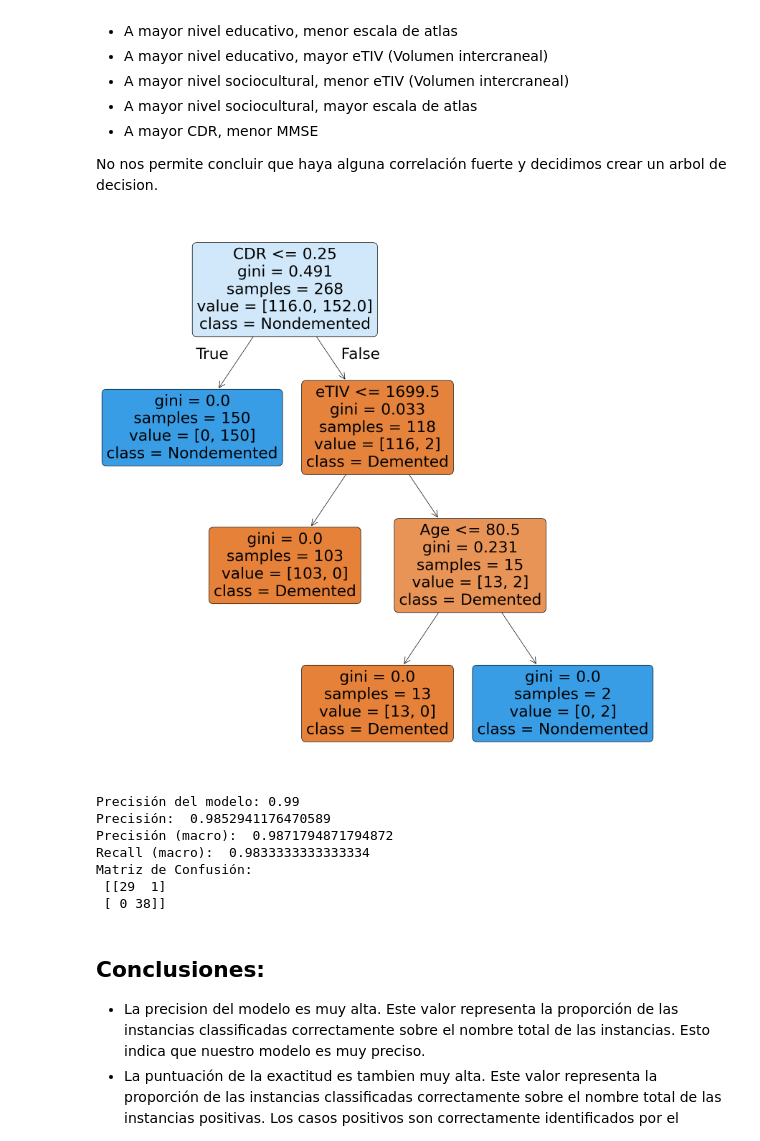
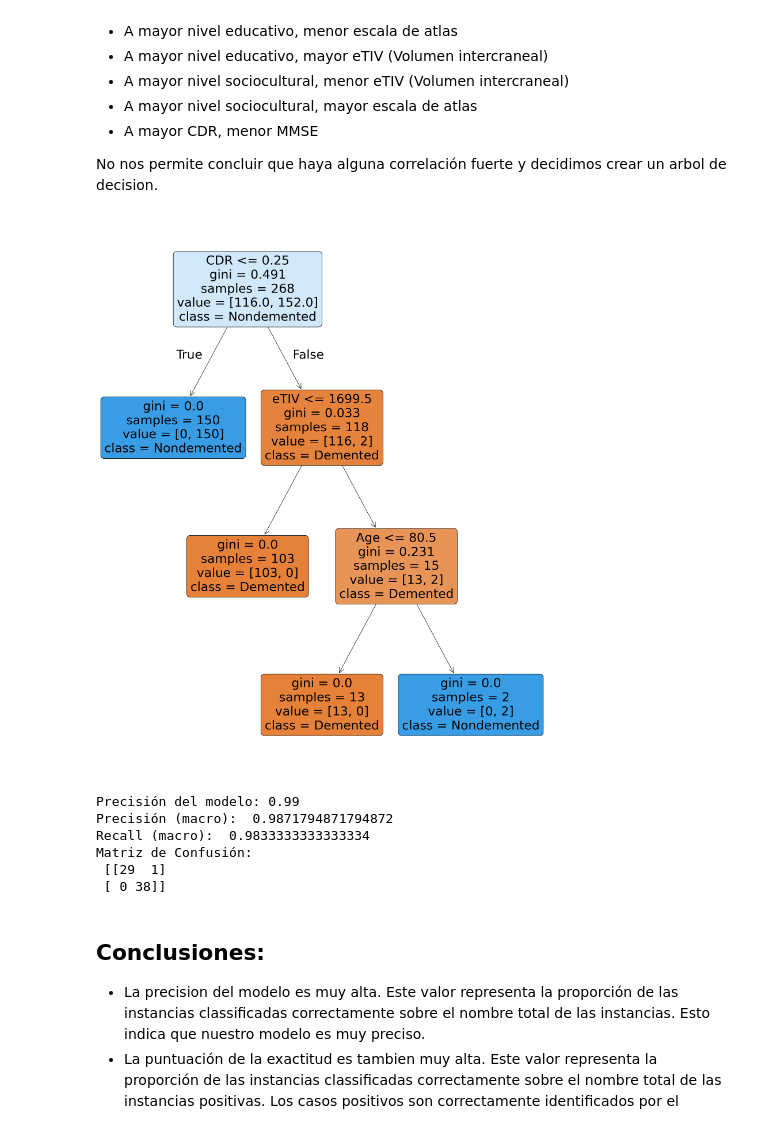
Before and after one commit to valllllll2000/data-mining-alzheimer, a Jupyter notebook: DataMiningAlzheimer.ipynb, the cells around one changed output. Cells and saved outputs as stored; diff of their text form; code cells hidden in the pictures.

```diff
--- a/DataMiningAlzheimer.ipynb
+++ b/DataMiningAlzheimer.ipynb
@@ -496,37 +496,36 @@ df = df[df['Group'] != 'Converted']
 # Convertir características categóricas en variables dummy
 df = pd.get_dummies(df, columns=['Group'], drop_first=True)
 df = pd.get_dummies(df, columns=['M/F'], drop_first=True)
 
 # Definir características (X) y objetivo (y)
 X = df.drop(['Group_Nondemented', 'SES'], axis=1)
 y = df['Group_Nondemented']
 
 # Dividir los datos en conjunto de entrenamiento y prueba
 X_train, X_test, y_train, y_test = train_test_split(X, y, test_size=0.2, random_state=42)
 
 model = DecisionTreeClassifier(random_state=42)
 model.fit(X_train, y_train)
 
 # Graficar el árbol de decisión
-plt.figure(figsize=(20,20))
+plt.figure(figsize=(20,25))
 plot_tree(model, feature_names=X.columns, filled=True, rounded=True, class_names=['Demented','Nondemented' ])
 plt.show()
 
 # Evaluar el modelo
 y_pred = model.predict(X_test)
 accuracy = accuracy_score(y_test, y_pred)
 print(f"Precisión del modelo: {accuracy:.2f}")
 
 # Calcular métricas de clasificación
 print("Precisión (macro): ", precision_score(y_test, y_pred, average='macro'))
 print("Recall (macro): ", recall_score(y_test, y_pred, average='macro'))
 
 # Calcular la matriz de confusión
 print("Matriz de Confusión:\n", confusion_matrix(y_test, y_pred))
 # %% [output]
-[figure, old version]
+[figure, new version]
 Precisión del modelo: 0.99
-Precisión:  0.9852941176470589
 Precisión (macro):  0.9871794871794872
 Recall (macro):  0.9833333333333334
 Matriz de Confusión:
```
Also changed, not shown: parts of 1 cell of this notebook.
